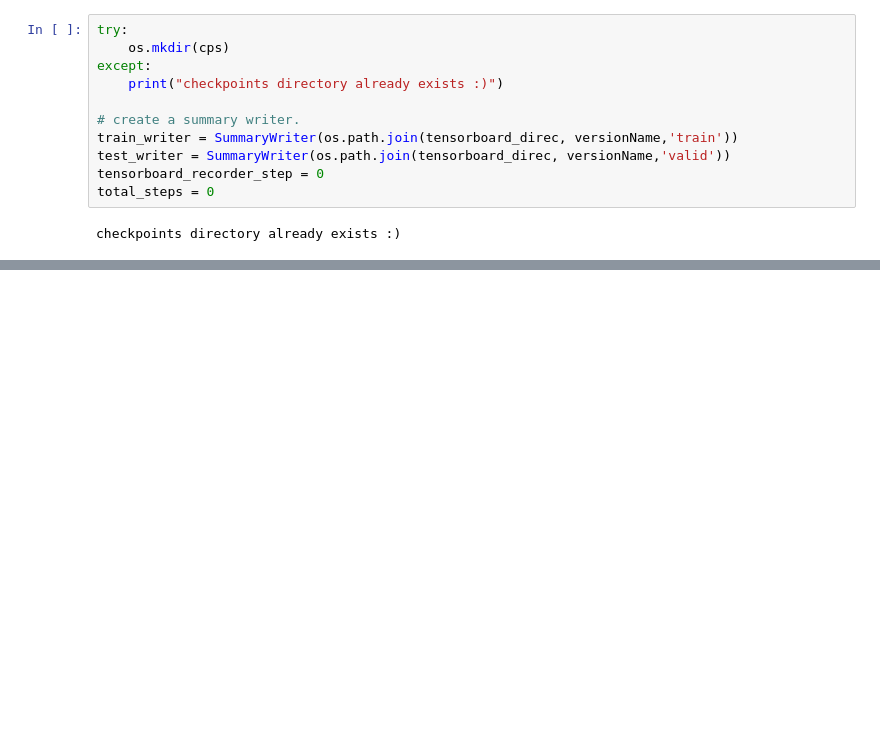
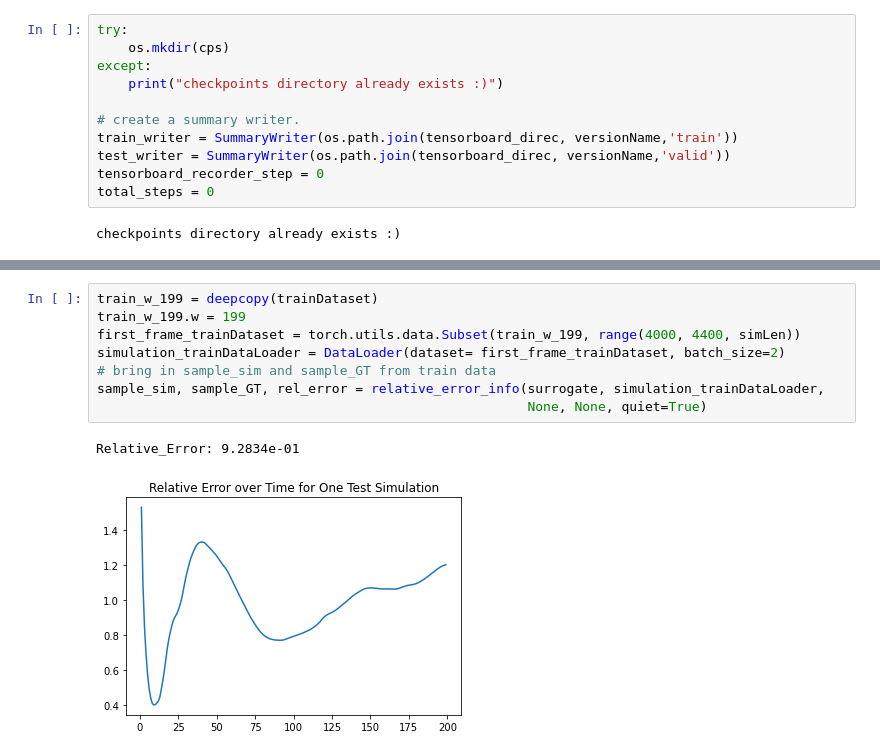
Before and after one commit to dwidemann/surrogates4sims, a Jupyter notebook: 09_manta_nn_surrogate.ipynb, the cells around one changed output, grey strips where cells are left out. Cells and saved outputs as stored; diff of their text form; blank space fills up the shorter version.

```diff
--- a/09_manta_nn_surrogate.ipynb
+++ b/09_manta_nn_surrogate.ipynb
@@ -647,0 +796,11 @@ test_writer.flush()
+# %%
+train_w_199 = deepcopy(trainDataset)
+train_w_199.w = 199
+first_frame_trainDataset = torch.utils.data.Subset(train_w_199, range(4000, 4400, simLen))
+simulation_trainDataLoader = DataLoader(dataset= first_frame_trainDataset, batch_size=2)
+# bring in sample_sim and sample_GT from train data
+sample_sim, sample_GT, rel_error = relative_error_info(surrogate, simulation_trainDataLoader,
+                                                       None, None, quiet=True)
+# %% [output]
+Relative_Error: 9.2834e-01
+[figure, added]
```
Also changed, not shown: parts of 22 cells of this notebook, 1 other file.
